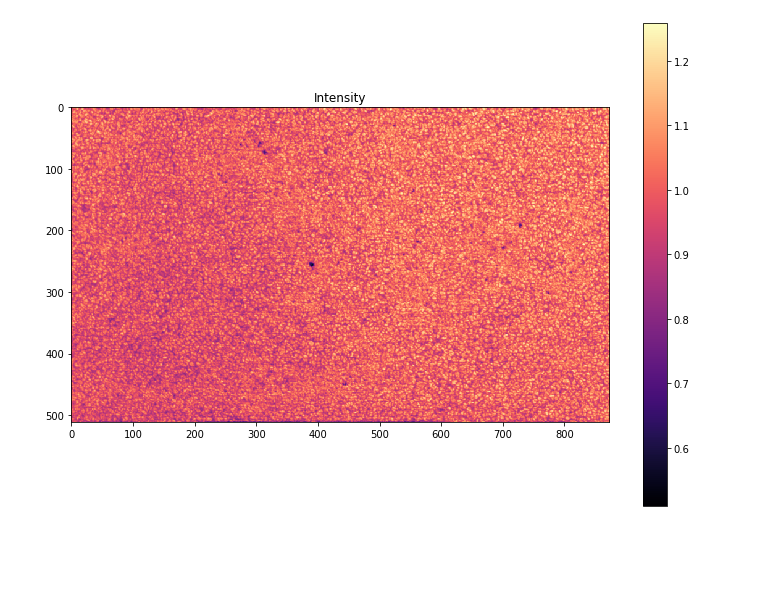
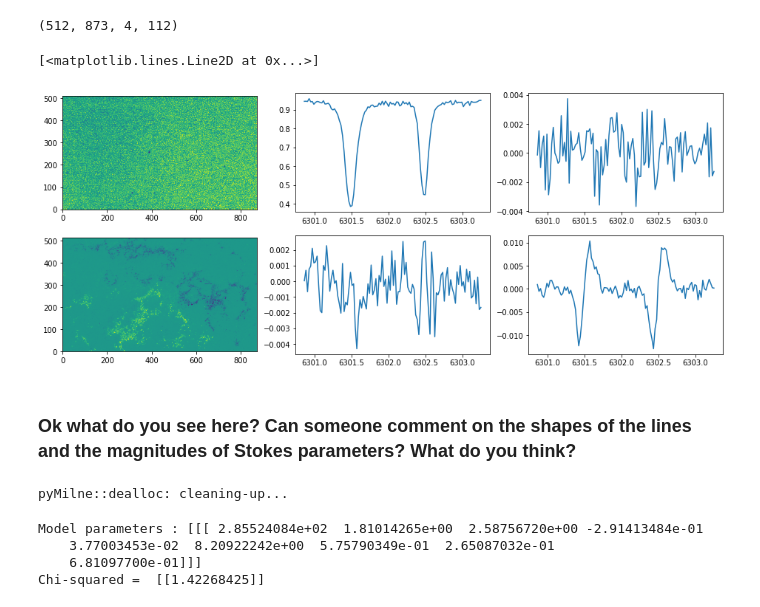
Before and after one commit to ivanzmilic/me_inversion_exercises, a Jupyter notebook: invert_hinode.ipynb, the cells around one changed output. Drawn from its saved outputs; the diff is of its cells as text; code cells hidden in the pictures; blank space fills up the shorter version.

Commit message:
Added comments and better plots to invert_hinode

```diff
--- a/invert_hinode.ipynb
+++ b/invert_hinode.ipynb
@@ -130,8 +16,10 @@ plt.tight_layout()
-# %%
-plt.figure(figsize=[10,7])
-plt.imshow(stokes[:,:,0,0],cmap='magma')
-plt.title("Intensity")
-plt.colorbar()
-plt.tight_layout()
-# %% [output]
-[figure, removed]
+# %%
+stokes.shape
+# %% [output]
+(512, 873, 4, 112)
+# %%
+# Everything looks good (actually this is the same thing as the one we studied on the first day)
+# We will normalize our data as before
+# Mean over all the spatial points and the last 10 wavelengths
+qs = np.mean(stokes[:,:,0,-10:])
+stokes /= qs
@@ -137,0 +35,40 @@ plt.tight_layout()
+# %%
+# Let's plot one example Stokes profile
+i=100
+j=200
+plt.figure(figsize=[16,6.5])
+plt.subplot(231)
+plt.imshow(stokes[:,:,0,0],origin='Lower')
+plt.subplot(234)
+plt.imshow(stokes[:,:,3,30],origin='Lower')
+plt.subplot(232)
+plt.plot(ll,stokes[i,j,0])
+plt.subplot(233)
+plt.plot(ll,stokes[i,j,1])
+plt.subplot(235)
+plt.plot(ll,stokes[i,j,2])
+plt.subplot(236)
+plt.plot(ll,stokes[i,j,3])
+# %% [output]
+[<matplotlib.lines.Line2D at 0x...>]
+[figure, added]
+# %% [markdown]
+### Ok what do you see here? Can someone comment on the shapes of the lines and the magnitudes of Stokes parameters? What do you think?
+# %%
+# Now we are going to try to invert that one spectra.
+# Inverting is fitting with M-E model.
+# Let's try one line at the time.
+
+# What are the problems with inverting both lines simultaneously, can you discuss?
+# We define wavelength regions. We will soon see what None refers to ;)
+
+# We are inverting only the first one
+regions = [[ll[:60], None]]
+
+# These are the lines
+lines   = [6301]
+# so now our code has wavelength grid and knows what to do
+
+me = MilneEddington.MilneEddington(regions, lines, nthreads=1)
+# %% [output]
+pyMilne::dealloc: cleaning-up...
@@ -137,0 +97,9 @@ plt.tight_layout()
+# %%
+# Let's, for the sanity's sake, print out the quantities:
+print ('Model parameters :', model_out)
+print ('Chi-squared = ',chi2)
+# %% [output]
+Model parameters : [[[ 2.85524084e+02  1.81014265e+00  2.58756720e+00 -2.91413484e-01
+    3.77003453e-02  8.20922242e+00  5.75790349e-01  2.65087032e-01
+    6.81097700e-01]]]
+Chi-squared =  [[1.42268425]]
```
Also changed, not shown: parts of 36 cells of this notebook.
